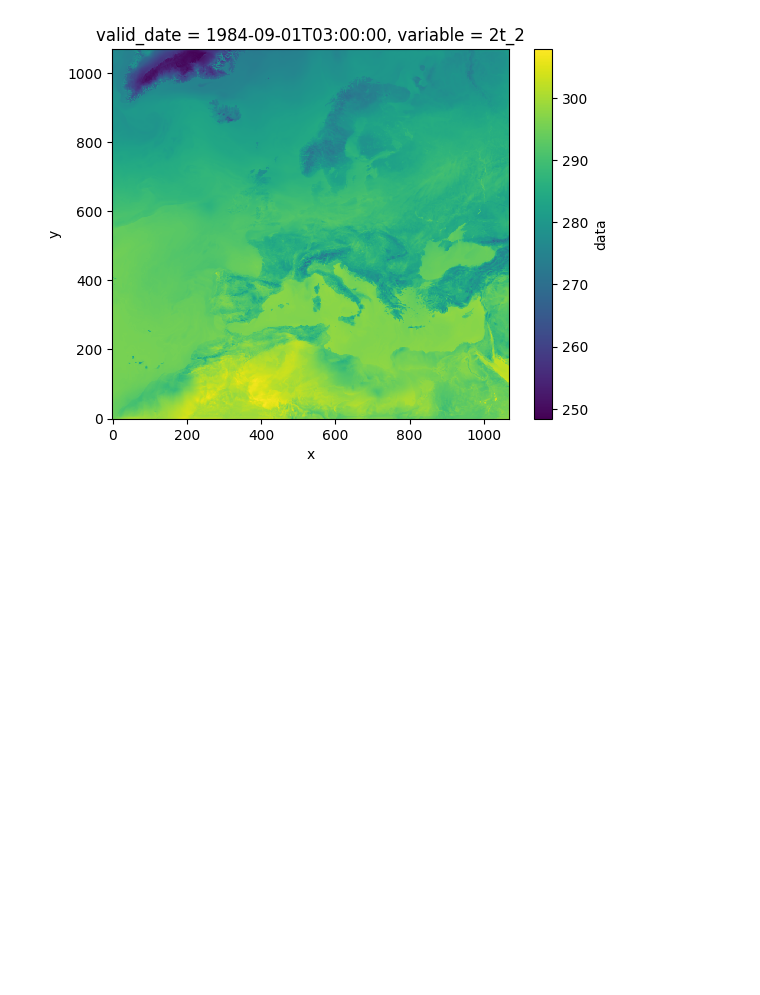
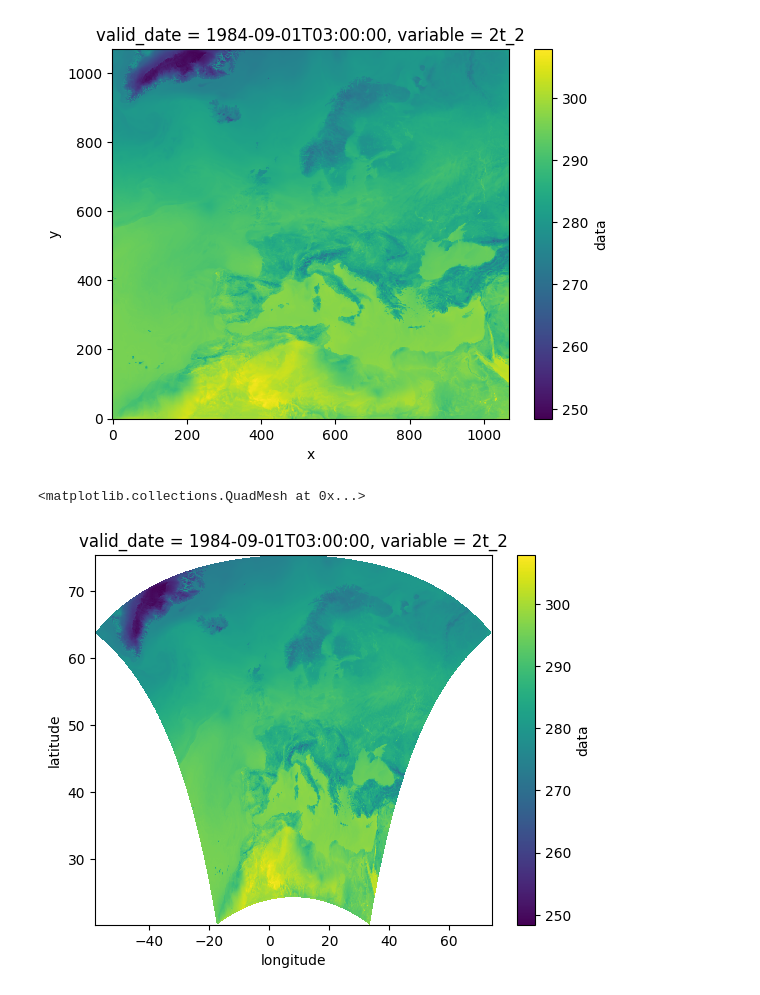
Before and after one commit to observingClouds/rmai-verification, a Jupyter notebook: plot_example.ipynb, the cells around one changed output. Cells and saved outputs as stored; diff of their text form; code cells hidden in the pictures; blank space fills up the shorter version.

Commit message:
add example for plotting in the PlateCaree-projection

```diff
--- a/plot_example.ipynb
+++ b/plot_example.ipynb
@@ -69,3 +70,10 @@ ds.data.sel(variable="2t_2").isel(time=0).plot()
 # %% [output]
 <matplotlib.collections.QuadMesh at 0x...>
 [figure]
+# %%
+# We can also plot in the PlateCaree projection by
+# specifying the longitudes and latitude as x and y
+ds.data.sel(variable="2t_2").isel(time=0).plot(x="longitude",y="latitude")
+# %% [output]
+<matplotlib.collections.QuadMesh at 0x...>
+[figure, added]
```
Also changed, not shown: parts of 1 cell of this notebook.
